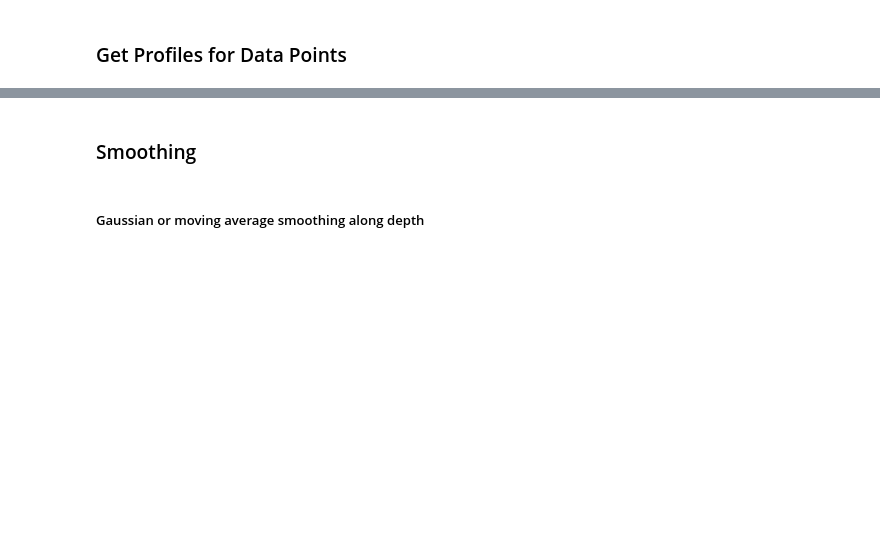
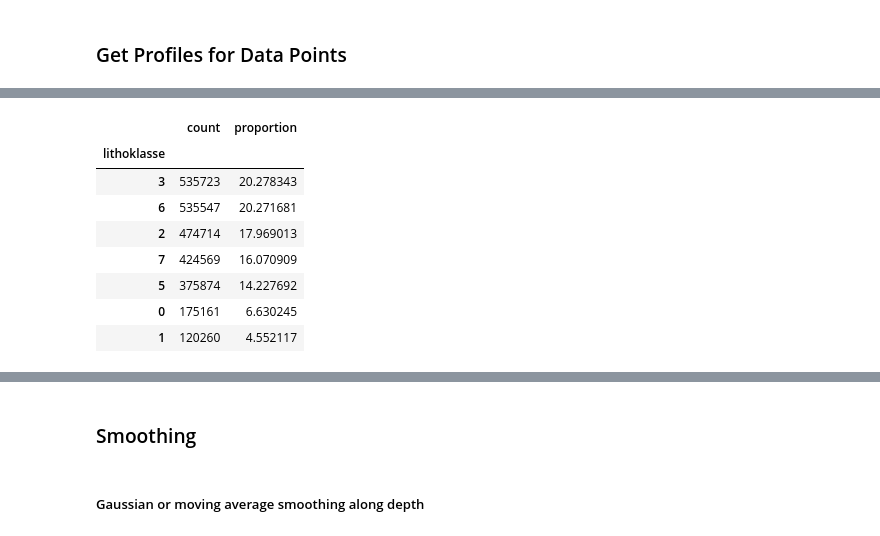
Before and after one commit to silviaelisabeth/UndergroundVisuals_Rotterdam, a Jupyter notebook: dev_layer_plot.ipynb, the cells around one changed output, grey strips where cells are left out. Drawn from its saved outputs; the diff is of its cells as text; code cells hidden in the pictures; blank space fills up the shorter version.

```diff
--- a/dev_layer_plot.ipynb
+++ b/dev_layer_plot.ipynb
@@ -454,0 +347,16 @@ processed 25 unique lat/lon pairs
+# %%
+lithoclass_overview = concat([
+    points_in_rotterdam.lithoklasse.value_counts(),
+    points_in_rotterdam.lithoklasse.value_counts(normalize=True)*100], axis=1)
+
+lithoclass_overview
+# %% [output]
+|  | count | proportion |
+| lithoklasse |  |  |
+| 3 | 535723 | 20.278343 |
+| 6 | 535547 | 20.271681 |
+| 2 | 474714 | 17.969013 |
+| 7 | 424569 | 16.070909 |
+| 5 | 375874 | 14.227692 |
+| 0 | 175161 | 6.630245 |
+| 1 | 120260 | 4.552117 |
```
Also changed, not shown: parts of 54 cells of this notebook, 3 other files.
